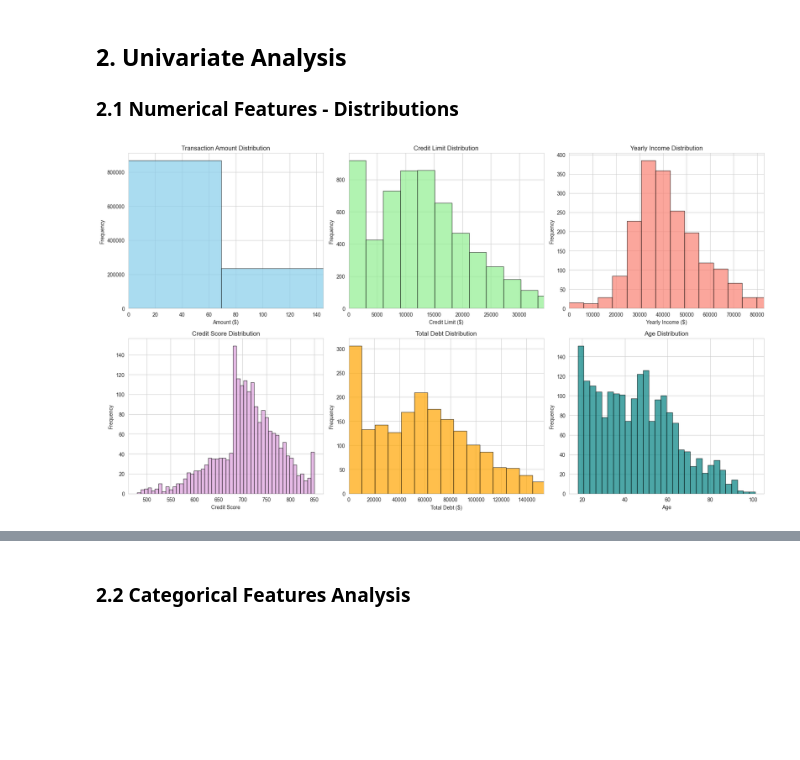
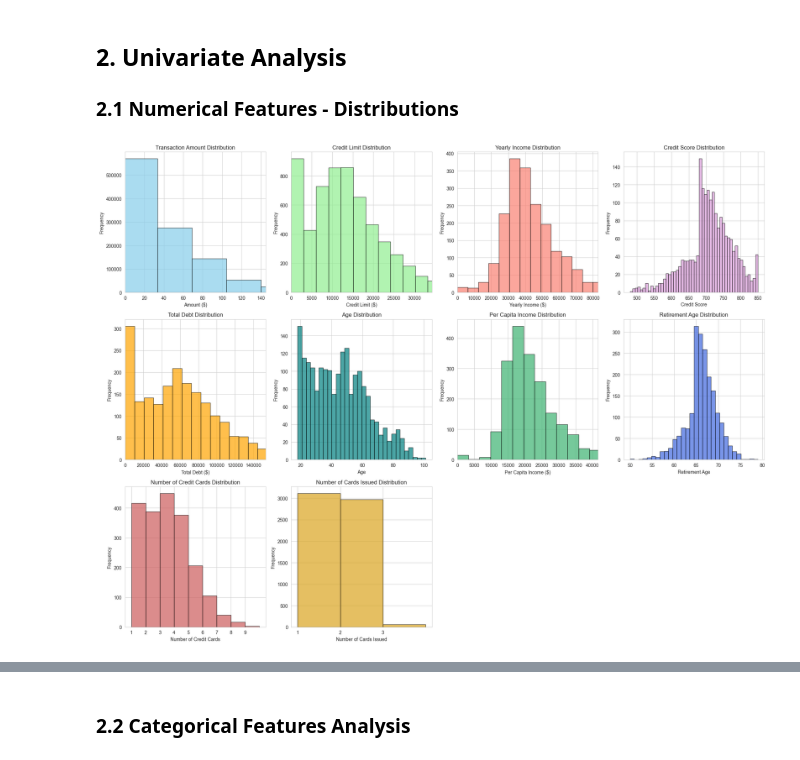
Before and after one commit to babdudu/dataMining, a Jupyter notebook: Project.ipynb, the cells around one changed output, grey strips where cells are left out. Cells and saved outputs as stored; diff of their text form; code cells hidden in the pictures; blank space fills up the shorter version.

Commit message:
added more cat and num feature distributions/vis

```diff
--- a/Project.ipynb
+++ b/Project.ipynb
@@ -466,51 +466,82 @@ Debit            699  727901  0.000960
 ### 2.1 Numerical Features - Distributions
 # %%
 # Histograms for numerical features
-fig, axes = plt.subplots(2, 3, figsize=(18, 10))
+fig, axes = plt.subplots(3, 4, figsize=(20, 15))
 
 # Transaction amount
-axes[0, 0].hist(transactions['amount_clean'], bins=50, edgecolor='black', alpha=0.7, color='skyblue')
+axes[0, 0].hist(transactions['amount_clean'], bins=200, edgecolor='black', alpha=0.7, color='skyblue')
 axes[0, 0].set_xlabel('Amount ($)')
 axes[0, 0].set_ylabel('Frequency')
 axes[0, 0].set_title('Transaction Amount Distribution')
 axes[0, 0].set_xlim(0, transactions['amount_clean'].quantile(0.95))
 
 # Credit limit
 axes[0, 1].hist(cards['credit_limit_clean'], bins=50, edgecolor='black', alpha=0.7, color='lightgreen')
 axes[0, 1].set_xlabel('Credit Limit ($)')
 axes[0, 1].set_ylabel('Frequency')
 axes[0, 1].set_title('Credit Limit Distribution')
 axes[0, 1].set_xlim(0, cards['credit_limit_clean'].quantile(0.95))
 
 # Yearly income
 axes[0, 2].hist(users['yearly_income_clean'], bins=50, edgecolor='black', alpha=0.7, color='salmon')
 axes[0, 2].set_xlabel('Yearly Income ($)')
 axes[0, 2].set_ylabel('Frequency')
 axes[0, 2].set_title('Yearly Income Distribution')
 axes[0, 2].set_xlim(0, users['yearly_income_clean'].quantile(0.95))
 
 # Credit score
-axes[1, 0].hist(users['credit_score'], bins=50, edgecolor='black', alpha=0.7, color='plum')
-axes[1, 0].set_xlabel('Credit Score')
-axes[1, 0].set_ylabel('Frequency')
-axes[1, 0].set_title('Credit Score Distribution')
+axes[0, 3].hist(users['credit_score'], bins=50, edgecolor='black', alpha=0.7, color='plum')
+axes[0, 3].set_xlabel('Credit Score')
+axes[0, 3].set_ylabel('Frequency')
+axes[0, 3].set_title('Credit Score Distribution')
 
 # Total debt
-axes[1, 1].hist(users['total_debt_clean'], bins=50, edgecolor='black', alpha=0.7, color='orange')
-axes[1, 1].set_xlabel('Total Debt ($)')
-axes[1, 1].set_ylabel('Frequency')
-axes[1, 1].set_title('Total Debt Distribution')
-axes[1, 1].set_xlim(0, users['total_debt_clean'].quantile(0.95))
+axes[1, 0].hist(users['total_debt_clean'], bins=50, edgecolor='black', alpha=0.7, color='orange')
+axes[1, 0].set_xlabel('Total Debt ($)')
+axes[1, 0].set_ylabel('Frequency')
+axes[1, 0].set_title('Total Debt Distribution')
+axes[1, 0].set_xlim(0, users['total_debt_clean'].quantile(0.95))
 
 # Age
-axes[1, 2].hist(users['current_age'], bins=30, edgecolor='black', alpha=0.7, color='teal')
-axes[1, 2].set_xlabel('Age')
+axes[1, 1].hist(users['current_age'], bins=30, edgecolor='black', alpha=0.7, color='teal')
+axes[1, 1].set_xlabel('Age')
+axes[1, 1].set_ylabel('Frequency')
+axes[1, 1].set_title('Age Distribution')
+
+# Per capita income
+axes[1, 2].hist(users['per_capita_income_clean'], bins=50, edgecolor='black', alpha=0.7, color='mediumseagreen')
+axes[1, 2].set_xlabel('Per Capita Income ($)')
 axes[1, 2].set_ylabel('Frequency')
-axes[1, 2].set_title('Age Distribution')
+axes[1, 2].set_title('Per Capita Income Distribution')
+axes[1, 2].set_xlim(0, users['per_capita_income_clean'].quantile(0.95))
+
+# Retirement age
+axes[1, 3].hist(users['retirement_age'], bins=30, edgecolor='black', alpha=0.7, color='royalblue')
+axes[1, 3].set_xlabel('Retirement Age')
+axes[1, 3].set_ylabel('Frequency')
+axes[1, 3].set_title('Retirement Age Distribution')
+
+# Number of credit cards
+axes[2, 0].hist(users['num_credit_cards'], bins=range(1, users['num_credit_cards'].max() + 2), edgecolor='black', alpha=0.7, color='indianred')
+axes[2, 0].set_xlabel('Number of Credit Cards')
+axes[2, 0].set_ylabel('Frequency')
+axes[2, 0].set_title('Number of Credit Cards Distribution')
+axes[2, 0].set_xticks(range(1, users['num_credit_cards'].max() + 1))
+
+# Number of cards issued
+axes[2, 1].hist(cards['num_cards_issued'], bins=range(1, cards['num_cards_issued'].max() + 2), edgecolor='black', alpha=0.7, color='goldenrod')
+axes[2, 1].set_xlabel('Number of Cards Issued')
+axes[2, 1].set_ylabel('Frequency')
+axes[2, 1].set_title('Number of Cards Issued Distribution')
+axes[2, 1].set_xticks(range(1, cards['num_cards_issued'].max() + 1))
+
+# Hide the remaining empty subplots
+axes[2, 2].axis('off')
+axes[2, 3].axis('off')
 
 plt.tight_layout()
 plt.show()
 # %% [output]
-[figure, old version]
+[figure, new version]
 # %%
 # Box plots for numerical features to identify outliers
```
Also changed, not shown: parts of 4 cells of this notebook.
